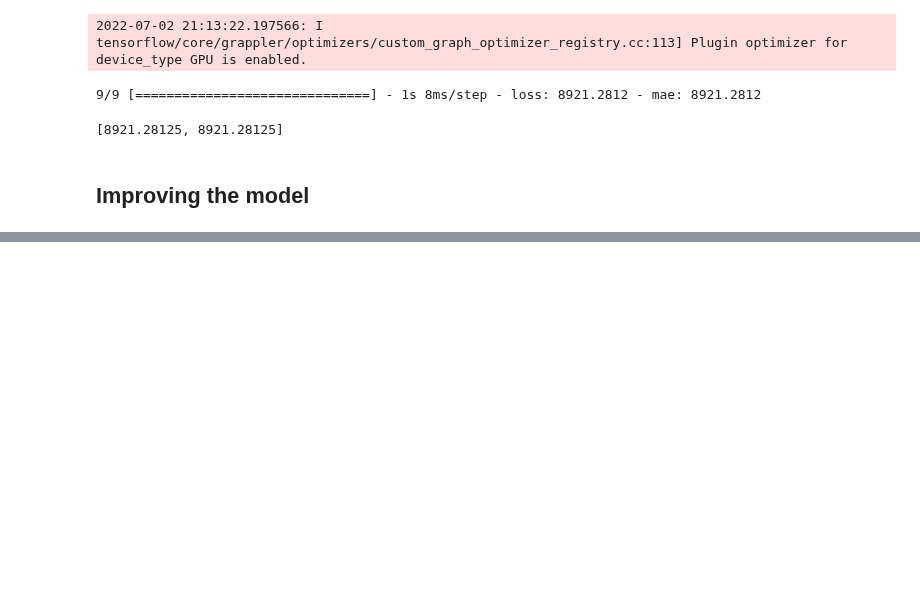
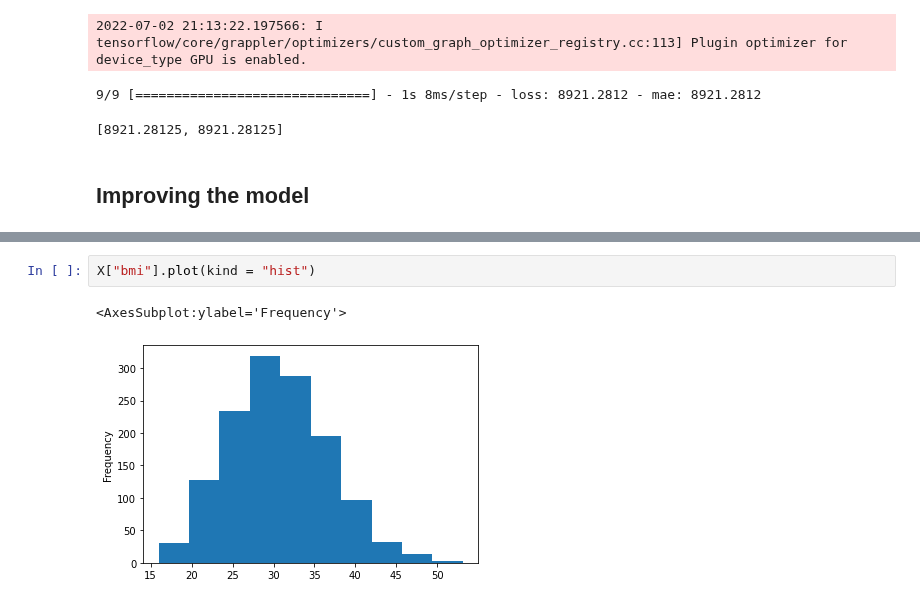
Before and after one commit to Janadhi14/tensorflow-test, a Jupyter notebook: insurance.ipynb, the cells around one changed output, grey strips where cells are left out. Cells and saved outputs as stored; diff of their text form; blank space fills up the shorter version.

```diff
--- a/insurance.ipynb
+++ b/insurance.ipynb
@@ -299,0 +322,5 @@ Text(0.5, 0, 'epochs')
+# %%
+X["bmi"].plot(kind = "hist")
+# %% [output]
+<AxesSubplot:ylabel='Frequency'>
+[figure, added]
```
Also changed, not shown: parts of 9 cells of this notebook.
